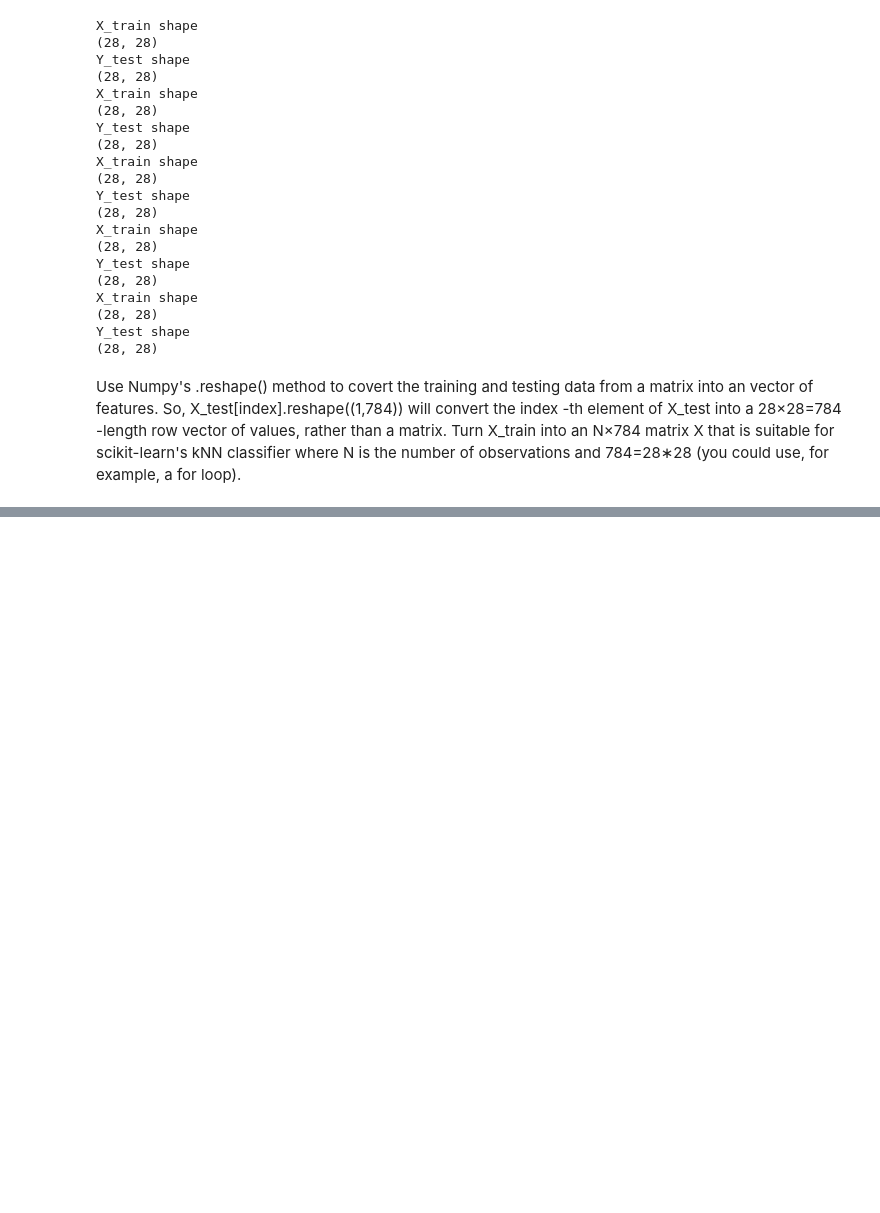
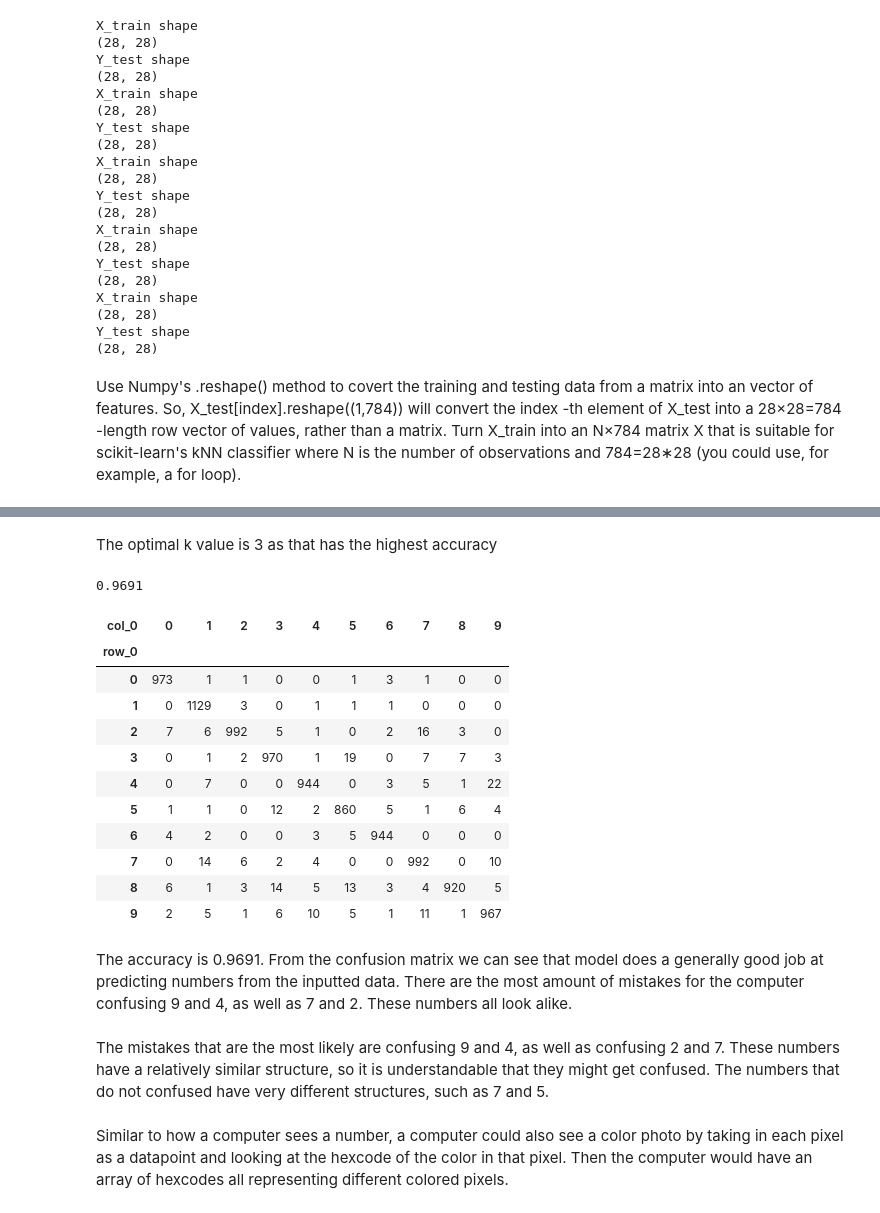
Before and after one commit to RyanErm/knn, a Jupyter notebook: lab/computer_vision_lab.ipynb, the cells around one changed output, grey strips where cells are left out. Cells and saved outputs as stored; diff of their text form; code cells hidden in the pictures; blank space fills up the shorter version.

```diff
--- a/lab/computer_vision_lab.ipynb
+++ b/lab/computer_vision_lab.ipynb
@@ -188,0 +243,30 @@ Use Numpy's .reshape() method to covert the training and testing data from a mat
+# %% [markdown]
+The optimal k value is 3 as that has the highest accuracy
+# %%
+model = KNeighborsClassifier(n_neighbors=1)
+fitted_model = model.fit(new_train.values,y_train)
+y_hat = fitted_model.predict(new_test.values)
+
+accuracy = model.score(new_test.values,y_test)
+print(accuracy)
+pd.crosstab(y_test, y_hat)
+# %% [output]
+0.9691
+| col_0 | 0 | 1 | 2 | 3 | 4 | 5 | 6 | 7 | 8 | 9 |
+| row_0 |  |  |  |  |  |  |  |  |  |  |
+| 0 | 973 | 1 | 1 | 0 | 0 | 1 | 3 | 1 | 0 | 0 |
+| 1 | 0 | 1129 | 3 | 0 | 1 | 1 | 1 | 0 | 0 | 0 |
+| 2 | 7 | 6 | 992 | 5 | 1 | 0 | 2 | 16 | 3 | 0 |
+| 3 | 0 | 1 | 2 | 970 | 1 | 19 | 0 | 7 | 7 | 3 |
+| 4 | 0 | 7 | 0 | 0 | 944 | 0 | 3 | 5 | 1 | 22 |
+| 5 | 1 | 1 | 0 | 12 | 2 | 860 | 5 | 1 | 6 | 4 |
+| 6 | 4 | 2 | 0 | 0 | 3 | 5 | 944 | 0 | 0 | 0 |
+| 7 | 0 | 14 | 6 | 2 | 4 | 0 | 0 | 992 | 0 | 10 |
+| 8 | 6 | 1 | 3 | 14 | 5 | 13 | 3 | 4 | 920 | 5 |
+| 9 | 2 | 5 | 1 | 6 | 10 | 5 | 1 | 11 | 1 | 967 |
+# %% [markdown]
+The accuracy is 0.9691. From the confusion matrix we can see that model does a generally good job at predicting numbers from the inputted data. There are the most amount of mistakes for the computer confusing 9 and 4, as well as 7 and 2. These numbers all look alike.
+# %% [markdown]
+The mistakes that are the most likely are confusing 9 and 4, as well as confusing 2 and 7. These numbers have a relatively similar structure, so it is understandable that they might get confused. The numbers that do not confused have very different structures, such as 7 and 5.
+# %% [markdown]
+Similar to how a computer sees a number, a computer could also see a color photo by taking in each pixel as a datapoint and looking at the hexcode of the color in that pixel. Then the computer would have an array of hexcodes all representing different colored pixels.
```
Also changed, not shown: parts of 8 cells of this notebook.
